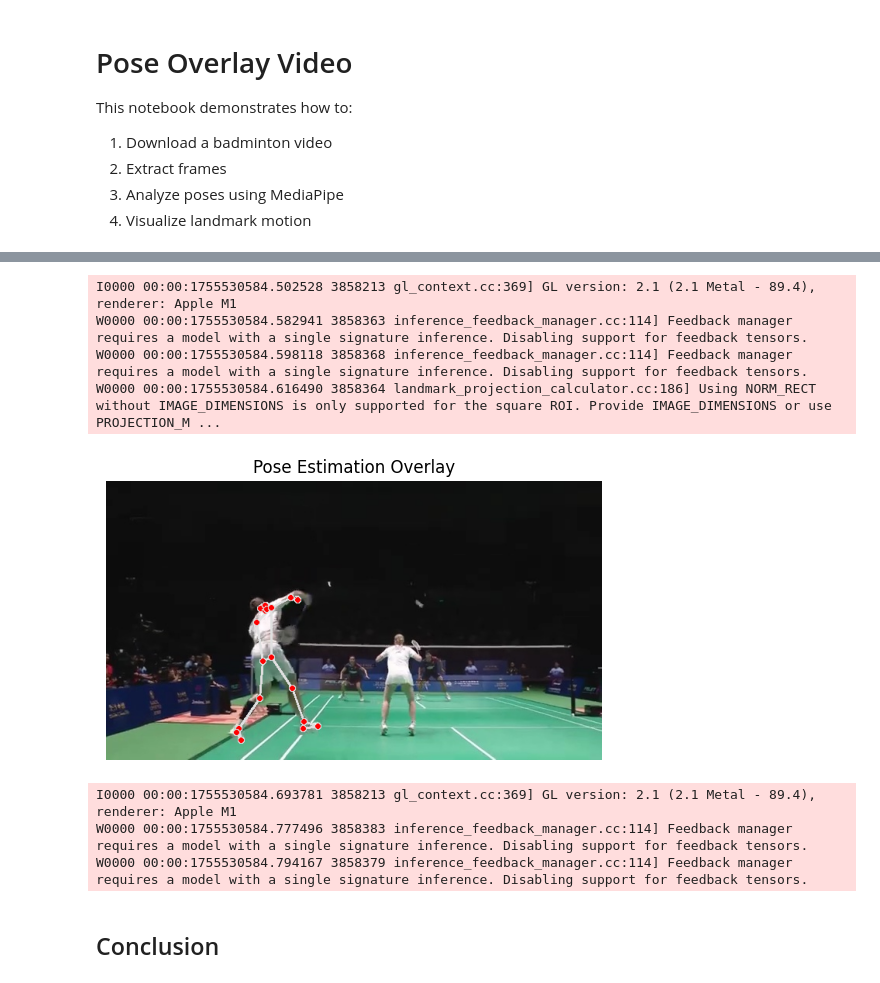
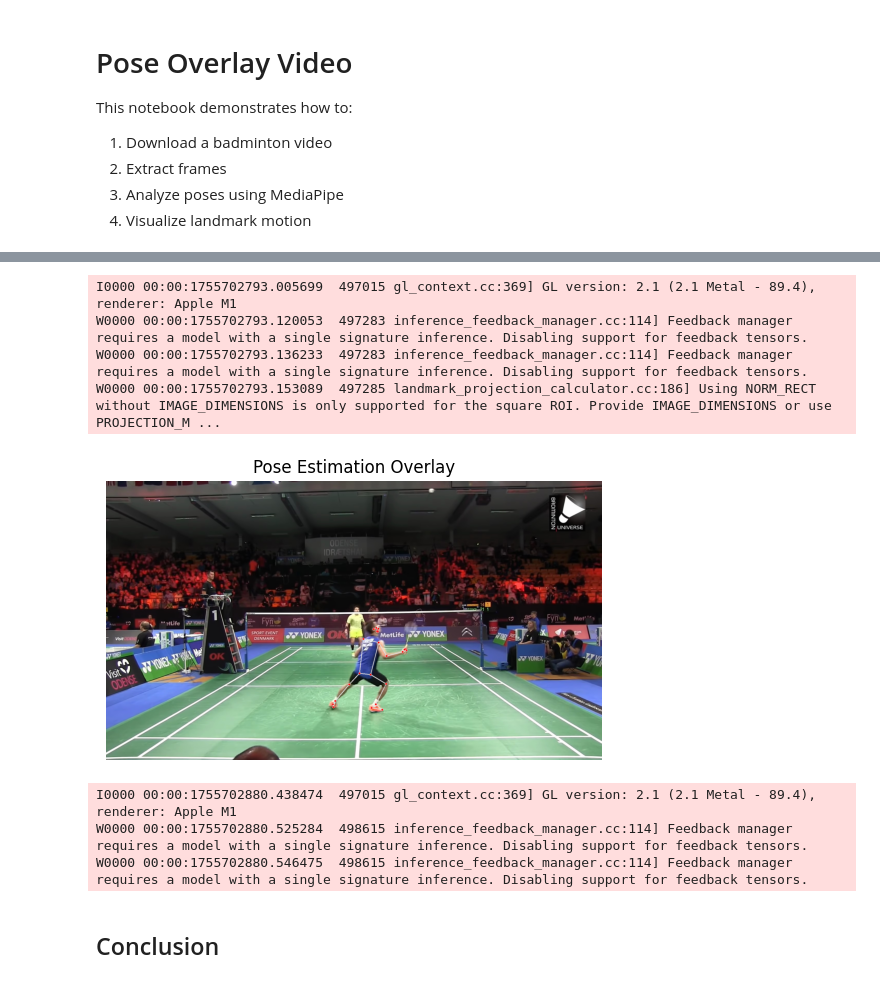
Before and after one commit to Jin-HoMLee/shuttle-insights, a Jupyter notebook: notebooks/01_pose_overlay_video.ipynb, the cells around one changed output, grey strips where cells are left out. Saved outputs shown, nothing was run; the diff lists cells and outputs as text; code cells hidden in the pictures.

Commit message:
Refactor notebook and function to download video
- Changed the output directory a unique directory per video based on its URL hash.
- Changed to better quality Youtube video

```diff
--- a/notebooks/01_pose_overlay_video.ipynb
+++ b/notebooks/01_pose_overlay_video.ipynb
@@ -86,36 +88,37 @@ plt.show()
 # %%
 # ✅ Optional: Pose Overlay on One Frame
 import cv2
 import mediapipe as mp
 
 mp_drawing = mp.solutions.drawing_utils
 mp_pose = mp.solutions.pose
 
-frame_path = f"{frame_dir}/frame_2000.jpg"  # Adjust frame number
+frame_path = f"{frame_dir}/frame_1000.jpg"  # Adjust frame number
 img = cv2.imread(frame_path)
 img_rgb = cv2.cvtColor(img, cv2.COLOR_BGR2RGB)
 
 pose = mp_pose.Pose(static_image_mode=True)
 results = pose.process(img_rgb)
 
 if results.pose_landmarks:
     mp_drawing.draw_landmarks(img, results.pose_landmarks, mp_pose.POSE_CONNECTIONS)
     plt.imshow(cv2.cvtColor(img, cv2.COLOR_BGR2RGB))
     plt.axis('off')
     plt.title("Pose Estimation Overlay")
     plt.show()
 else:
     print("No pose detected.")
 # %% [output]
-I0000 00:00:1755530584.502528 3858213 gl_context.cc:369] GL version: 2.1 (2.1 Metal - 89.4), renderer: Apple M1
-W0000 00:00:1755530584.582941 3858363 inference_feedback_manager.cc:114] Feedback manager requires a model with a single signature inference. Disabling support for feedback tensors.
-W0000 00:00:1755530584.598118 3858368 inference_feedback_manager.cc:114] Feedback manager requires a model with a single signature inference. Disabling support for feedback tensors.
-W0000 00:00:1755530584.616490 3858364 landmark_projection_calculator.cc:186] Using NORM_RECT without IMAGE_DIMENSIONS is only supported for the square ROI. Provide IMAGE_DIMENSIONS or use PROJECTION_M ...
+I0000 00:00:1755702793.005699  497015 gl_context.cc:369] GL version: 2.1 (2.1 Metal - 89.4), renderer: Apple M1
+W0000 00:00:1755702793.120053  497283 inference_feedback_manager.cc:114] Feedback manager requires a model with a single signature inference. Disabling support for feedback tensors.
+W0000 00:00:1755702793.136233  497283 inference_feedback_manager.cc:114] Feedback manager requires a model with a single signature inference. Disabling support for feedback tensors.
+W0000 00:00:1755702793.153089  497285 landmark_projection_calculator.cc:186] Using NORM_RECT without IMAGE_DIMENSIONS is only supported for the square ROI. Provide IMAGE_DIMENSIONS or use PROJECTION_M ...
-[figure, old version]
+[figure, new version]
 # %%
 # Pose Overlay Video ✅ Option 2: OpenCV Window (Real-time Playback, Local Only)
 
-cap = cv2.VideoCapture(video_dir)
+video_path = f'{video_dir}/video.mp4'
+cap = cv2.VideoCapture(video_path)
 pose = mp.solutions.pose.Pose()
 mp_drawing = mp.solutions.drawing_utils
 
@@ -137,9 +140,9 @@ while cap.isOpened():
 cap.release()
 cv2.destroyAllWindows()
 # %% [output]
-I0000 00:00:1755530584.693781 3858213 gl_context.cc:369] GL version: 2.1 (2.1 Metal - 89.4), renderer: Apple M1
-W0000 00:00:1755530584.777496 3858383 inference_feedback_manager.cc:114] Feedback manager requires a model with a single signature inference. Disabling support for feedback tensors.
-W0000 00:00:1755530584.794167 3858379 inference_feedback_manager.cc:114] Feedback manager requires a model with a single signature inference. Disabling support for feedback tensors.
+I0000 00:00:1755702880.438474  497015 gl_context.cc:369] GL version: 2.1 (2.1 Metal - 89.4), renderer: Apple M1
+W0000 00:00:1755702880.525284  498615 inference_feedback_manager.cc:114] Feedback manager requires a model with a single signature inference. Disabling support for feedback tensors.
+W0000 00:00:1755702880.546475  498615 inference_feedback_manager.cc:114] Feedback manager requires a model with a single signature inference. Disabling support for feedback tensors.
 # %% [markdown]
 ## Conclusion
 # %% [markdown]
```
Also changed, not shown: parts of 6 cells of this notebook, 1 other file.
